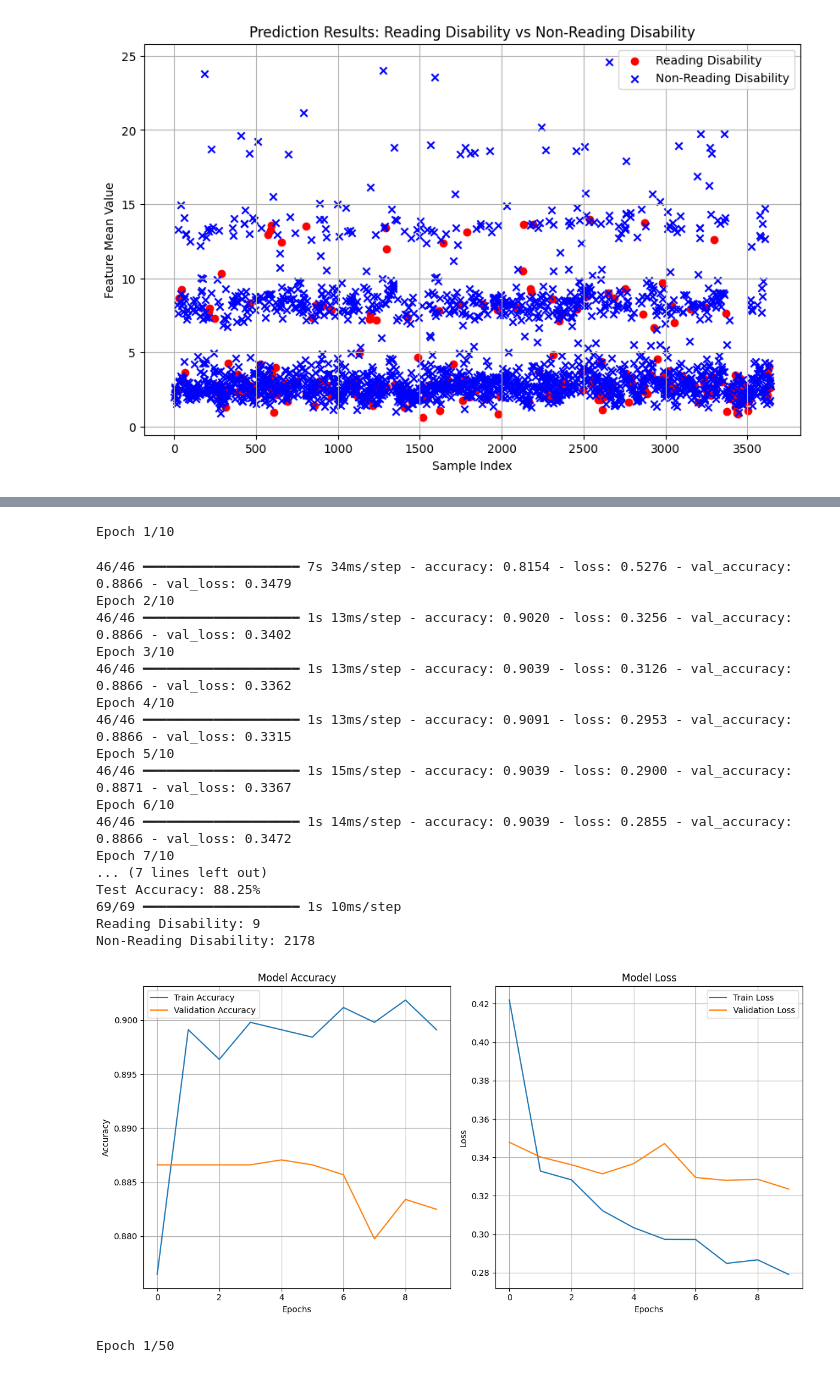
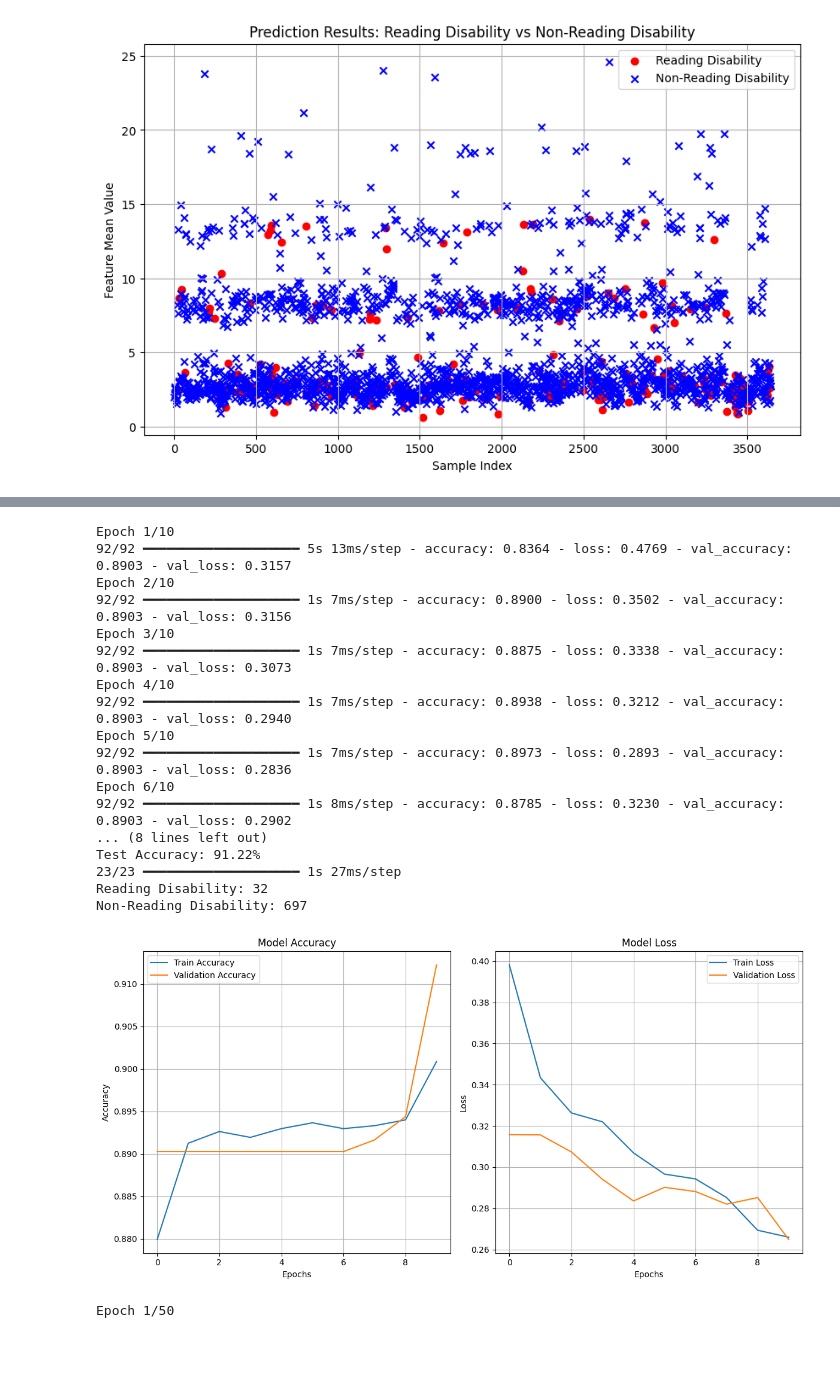
Before and after one commit to Keerthivasan004/Minor-Project-Dyslexia-Prediction, a Jupyter notebook: predict.ipynb, the cells around one changed output, grey strips where cells are left out. Drawn from its saved outputs; the diff is of its cells as text; code cells hidden in the pictures.

```diff
--- a/predict.ipynb
+++ b/predict.ipynb
@@ -378,7 +382,7 @@ features = scaler.fit_transform(features)
 features = features.reshape(-1, time_steps, num_features_per_step)  # Reshape back
 
 # Step 8: Split the dataset into training and testing sets
-X_train, X_test, y_train, y_test = train_test_split(features, target, test_size=0.6, random_state=42)
+X_train, X_test, y_train, y_test = train_test_split(features, target, test_size=0.2, random_state=42)
 
 # Step 9: Build the RNN model
 model = Sequential()
@@ -408,51 +412,50 @@ non_read_disability_count = np.sum(y_pred == 0)
 print(f"Reading Disability: {read_disability_count}")
 print(f"Non-Reading Disability: {non_read_disability_count}")
 
 # Step 14: Visualize training history
 plt.figure(figsize=(12, 6))
 
 # Accuracy plot
 plt.subplot(1, 2, 1)
 plt.plot(history.history['accuracy'], label='Train Accuracy')
 plt.plot(history.history['val_accuracy'], label='Validation Accuracy')
 plt.title('Model Accuracy')
 plt.xlabel('Epochs')
 plt.ylabel('Accuracy')
 plt.legend()
 plt.grid(True)
 
 # Loss plot
 plt.subplot(1, 2, 2)
 plt.plot(history.history['loss'], label='Train Loss')
 plt.plot(history.history['val_loss'], label='Validation Loss')
 plt.title('Model Loss')
 plt.xlabel('Epochs')
 plt.ylabel('Loss')
 plt.legend()
 plt.grid(True)
 
 plt.tight_layout()
 plt.show()
 # %% [output]
 Epoch 1/10
+92/92 ━━━━━━━━━━━━━━━━━━━━ 5s 13ms/step - accuracy: 0.8364 - loss: 0.4769 - val_accuracy: 0.8903 - val_loss: 0.3157
+Epoch 2/10
+92/92 ━━━━━━━━━━━━━━━━━━━━ 1s 7ms/step - accuracy: 0.8900 - loss: 0.3502 - val_accuracy: 0.8903 - val_loss: 0.3156
+Epoch 3/10
+92/92 ━━━━━━━━━━━━━━━━━━━━ 1s 7ms/step - accuracy: 0.8875 - loss: 0.3338 - val_accuracy: 0.8903 - val_loss: 0.3073
+Epoch 4/10
+92/92 ━━━━━━━━━━━━━━━━━━━━ 1s 7ms/step - accuracy: 0.8938 - loss: 0.3212 - val_accuracy: 0.8903 - val_loss: 0.2940
+Epoch 5/10
+92/92 ━━━━━━━━━━━━━━━━━━━━ 1s 7ms/step - accuracy: 0.8973 - loss: 0.2893 - val_accuracy: 0.8903 - val_loss: 0.2836
+Epoch 6/10
+92/92 ━━━━━━━━━━━━━━━━━━━━ 1s 8ms/step - accuracy: 0.8785 - loss: 0.3230 - val_accuracy: 0.8903 - val_loss: 0.2902
+... (8 lines left out)
+Test Accuracy: 91.22%
+23/23 ━━━━━━━━━━━━━━━━━━━━ 1s 27ms/step
+Reading Disability: 32
+Non-Reading Disability: 697
-46/46 ━━━━━━━━━━━━━━━━━━━━ 7s 34ms/step - accuracy: 0.8154 - loss: 0.5276 - val_accuracy: 0.8866 - val_loss: 0.3479
-Epoch 2/10
-46/46 ━━━━━━━━━━━━━━━━━━━━ 1s 13ms/step - accuracy: 0.9020 - loss: 0.3256 - val_accuracy: 0.8866 - val_loss: 0.3402
-Epoch 3/10
-46/46 ━━━━━━━━━━━━━━━━━━━━ 1s 13ms/step - accuracy: 0.9039 - loss: 0.3126 - val_accuracy: 0.8866 - val_loss: 0.3362
-Epoch 4/10
-46/46 ━━━━━━━━━━━━━━━━━━━━ 1s 13ms/step - accuracy: 0.9091 - loss: 0.2953 - val_accuracy: 0.8866 - val_loss: 0.3315
-Epoch 5/10
-46/46 ━━━━━━━━━━━━━━━━━━━━ 1s 15ms/step - accuracy: 0.9039 - loss: 0.2900 - val_accuracy: 0.8871 - val_loss: 0.3367
-Epoch 6/10
-46/46 ━━━━━━━━━━━━━━━━━━━━ 1s 14ms/step - accuracy: 0.9039 - loss: 0.2855 - val_accuracy: 0.8866 - val_loss: 0.3472
-Epoch 7/10
-... (7 lines left out)
-Test Accuracy: 88.25%
-69/69 ━━━━━━━━━━━━━━━━━━━━ 1s 10ms/step
-Reading Disability: 9
-Non-Reading Disability: 2178
-[figure, old version]
+[figure, new version]
 # %%
 import pandas as pd
 import numpy as np
```
Also changed, not shown: parts of 4 cells of this notebook.
